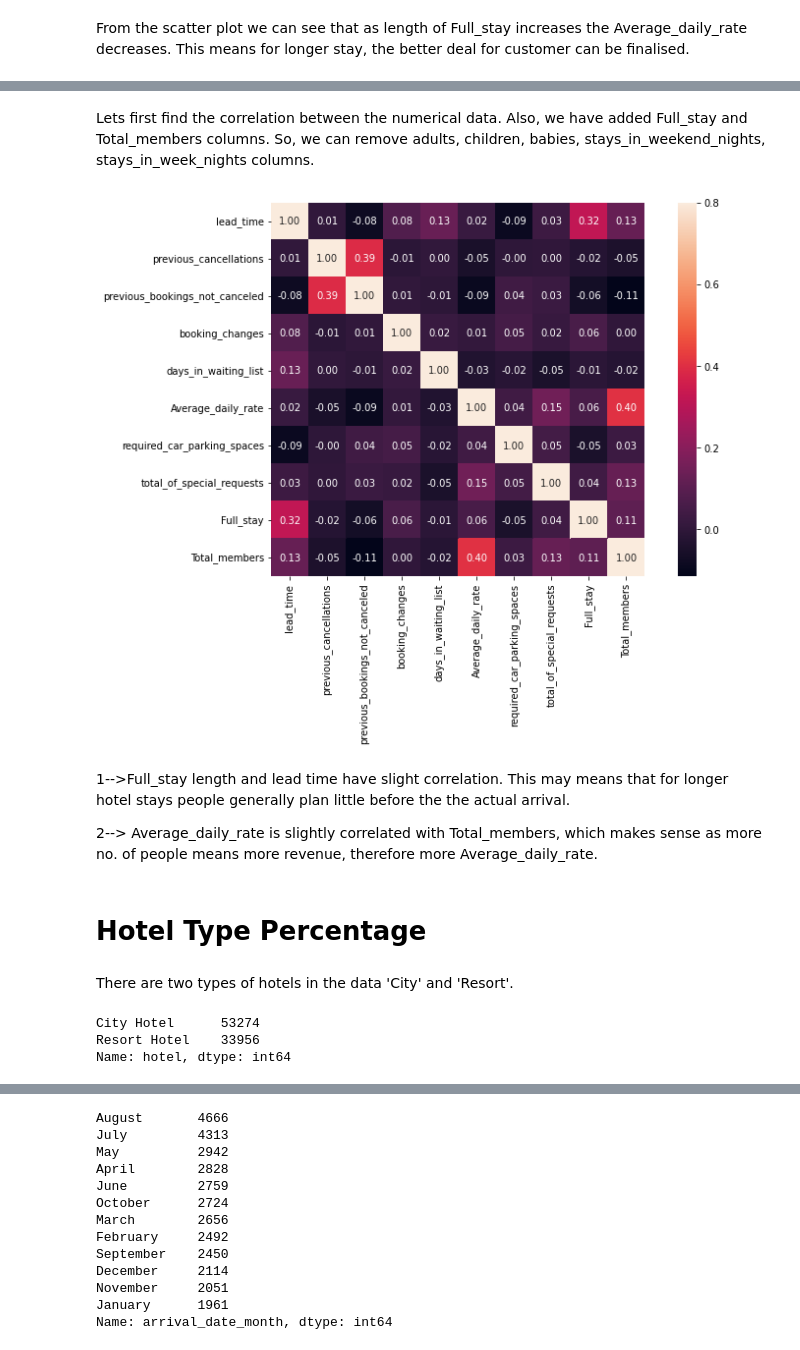
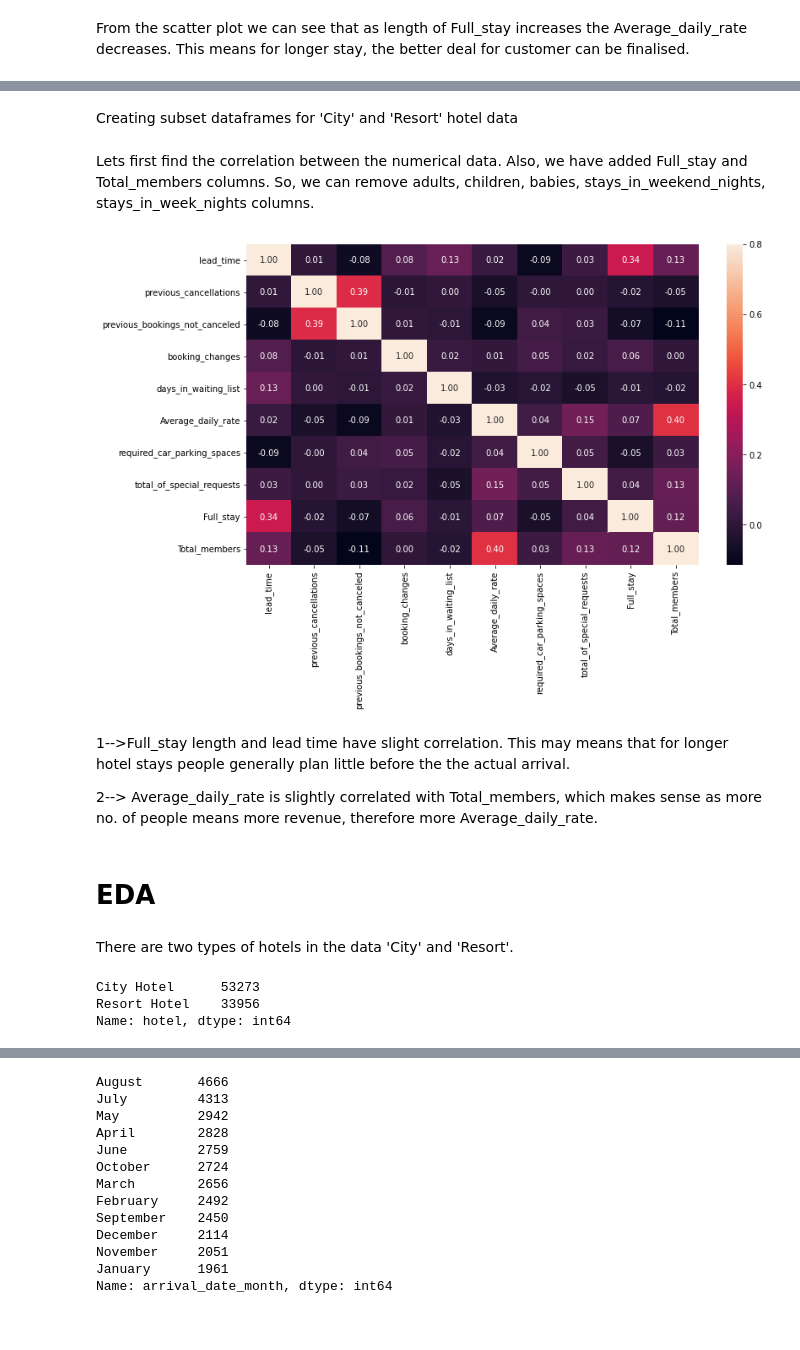
Before and after one commit to ShubhKjoshi/EDA_Hotel_booking_Analysis, a Jupyter notebook: Hotel_Booking_Analysis_Capstone_Project.ipynb, the cells around one changed output, grey strips where cells are left out. Drawn from its saved outputs; the diff is of its cells as text; code cells hidden in the pictures.

```diff
--- a/Hotel_Booking_Analysis_Capstone_Project.ipynb
+++ b/Hotel_Booking_Analysis_Capstone_Project.ipynb
@@ -225 +230,4 @@ Hotel_df
+# %%
+Hotel_df.loc[Hotel_df.stays_in_weekend_nights >= 5,'stays_in_weekend_nights']=  5  #greater than 5 stays are assigned to 5 stays
+Hotel_df.loc[Hotel_df.stays_in_week_nights >= 10,'stays_in_week_nights']= 10  #greater than 5 stays are assigned to 5 stays
 # %% [markdown]
@@ -242,0 +253,5 @@ From the scatter plot we can see that as length of Full_stay increases the Avera
+# %%
+Hotel_df['Total_members'] = Hotel_df.adults + Hotel_df.children + Hotel_df.babies
+Hotel_df.loc[Hotel_df.Total_members > 20, 'Total_members'] = 20  #Removing outliers
+Hotel_df['kids'] = Hotel_df.children + Hotel_df.babies  #creating new columns...........
+Hotel_df['Full_stay'] = Hotel_df.stays_in_weekend_nights + Hotel_df.stays_in_week_nights
@@ -242,0 +278,2 @@ From the scatter plot we can see that as length of Full_stay increases the Avera
+# %% [markdown]
+Creating subset dataframes for 'City' and 'Resort' hotel data
@@ -248,21 +288,21 @@ Corr_df = Hotel_df[['lead_time','previous_cancellations','previous_bookings_not_
 # %%
 corr_mat = Corr_df.corr()
 f, ax = plt.subplots(figsize=(12, 7))
-sns.heatmap(corr_mat,annot = True,fmt='.2f', annot_kws={'size': 10},  vmax=.8, square=True);
+sns.heatmap(corr_mat,vmax=0.8,annot = True,fmt='.2f');
 # %% [output]
-[figure, old version]
+[figure, new version]
 # %% [markdown]
 1-->Full_stay length and lead time have slight correlation. This may means that for longer hotel stays people generally plan little before the the actual arrival.
 
 2--> Average_daily_rate is slightly correlated with Total_members, which makes sense as more no. of people means more revenue, therefore more Average_daily_rate.
-# %% [markdown]
-#  Hotel Type Percentage
+# %% [markdown]
+#  EDA
 # %% [markdown]
 There are two types of hotels in the data 'City' and 'Resort'.
 # %%
 Hotel_typ =Hotel_df['hotel'].value_counts()
 Hotel_typ
 # %% [output]
-City Hotel      53274
+City Hotel      53273
 Resort Hotel    33956
 Name: hotel, dtype: int64
```
Also changed, not shown: parts of 64 cells of this notebook.
